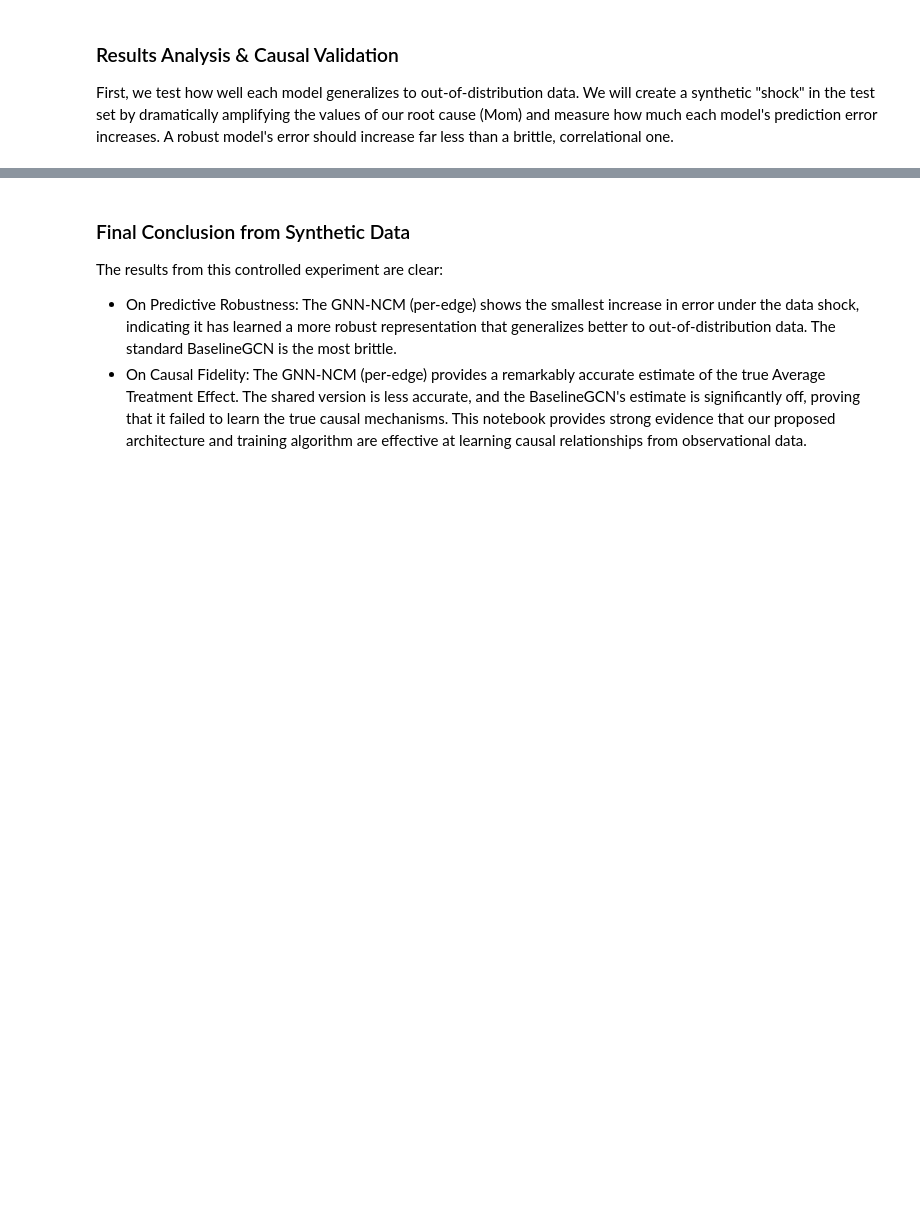
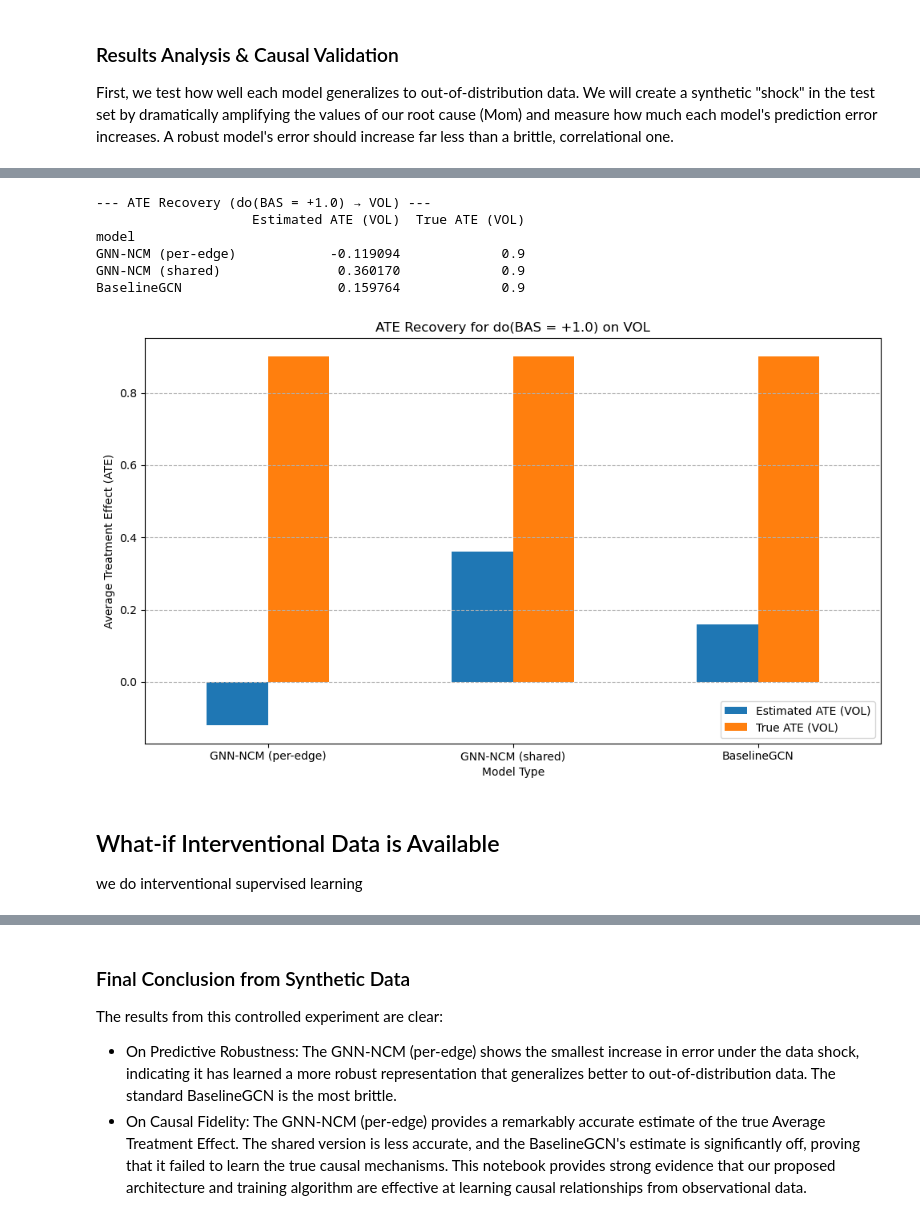
Before and after one commit to utkubah/causal-interventional-gnn, a Jupyter notebook: notebooks/synthetic_dataset_analysis.ipynb, the cells around one changed output, grey strips where cells are left out. Drawn from its saved outputs; the diff is of its cells as text; code cells hidden in the pictures; blank space fills up the shorter version.

```diff
--- a/notebooks/synthetic_dataset_analysis.ipynb
+++ b/notebooks/synthetic_dataset_analysis.ipynb
@@ -75,7 +75,7 @@ causal_relationships = {
 NOISE_STD = 0.1
 
 # --- 3. Generate Node Features and Labels ---
-num_nodes, num_features = 7, 4
+num_nodes, num_features = 7, 1
 x = torch.randn(num_nodes, num_features)
 y = torch.zeros(num_nodes, 1)
 
@@ -253,0 +314,78 @@ BaselineGCN                    0.000000        0.023836
+# %%
+# --- Simple ATE on BAS (target: VOL) ---
+
+import torch, pandas as pd, matplotlib.pyplot as plt
+import torch.nn.functional as F
+
+device = graph_data.x.device
+bas_idx = node_mapping['BAS']
+vol_idx = node_mapping['VOL']
+delta = 1.0
+
+# noise-free structural eval (same as your generator)
+def mech_eval(x):
+    y = torch.zeros_like(graph_data.y)
+    for child, parents in causal_relationships.items():
+        ci = node_mapping[child]
+        s = 0.0
+        for p, w in parents.items():
+            pi = node_mapping[p]
+            s += x[pi].mean() * w
+        if child == 'BAS':
+            s = torch.tanh(s)
+        y[ci] = s
+    return y
+
+# true ATE (noise-free)
+x_before = graph_data.x.clone()
+x_after  = x_before.clone(); x_after[bas_idx, :] = x_after[bas_idx, :] + delta
+y_before_true = mech_eval(x_before)
+y_after_true  = mech_eval(x_after)
+true_ate = y_after_true - y_before_true
+
+rows = []
+for name, model in models.items():
+    model.eval()
+    with torch.no_grad():
+        preds_before = model(graph_data.x, graph_data.edge_index)
+        if "GNN-NCM" in name:
+            preds_after = model.do_intervention(
+                graph_data.x, graph_data.edge_index,
+                intervened_nodes=torch.tensor([bas_idx], dtype=torch.long, device=device),
+                new_feature_values=(graph_data.x[bas_idx] + delta).unsqueeze(0)
+            )
+        else:
+            x_obs = graph_data.x.clone()
+            x_obs[bas_idx, :] = x_obs[bas_idx, :] + delta
+            preds_after = model(x_obs, graph_data.edge_index)
+        est_ate = preds_after - preds_before
+
+    rows.append({
+        'model': name,
+        'Estimated ATE (VOL)': est_ate[vol_idx].item(),
+        'True ATE (VOL)': true_ate[vol_idx].item()
+    })
+
+ate_df = pd.DataFrame(rows).set_index('model')
+print("\n--- ATE Recovery (do(BAS = +1.0) → VOL) ---")
+print(ate_df)
+
+ax = ate_df.plot(kind='bar', rot=0, figsize=(10,6),
+                 title="ATE Recovery for do(BAS = +1.0) on VOL")
+ax.grid(axis='y', linestyle='--')
+plt.ylabel("Average Treatment Effect (ATE)")
+plt.xlabel("Model Type")
+plt.tight_layout()
+plt.show()
+# %% [output]
+--- ATE Recovery (do(BAS = +1.0) → VOL) ---
+                    Estimated ATE (VOL)  True ATE (VOL)
+model
+GNN-NCM (per-edge)            -0.119094             0.9
+GNN-NCM (shared)               0.360170             0.9
+BaselineGCN                    0.159764             0.9
+[figure, added]
+# %% [markdown]
+## What-if Interventional Data is Available
+
+we do interventional supervised learning
```
Also changed, not shown: parts of 18 cells of this notebook, 9 other files.
